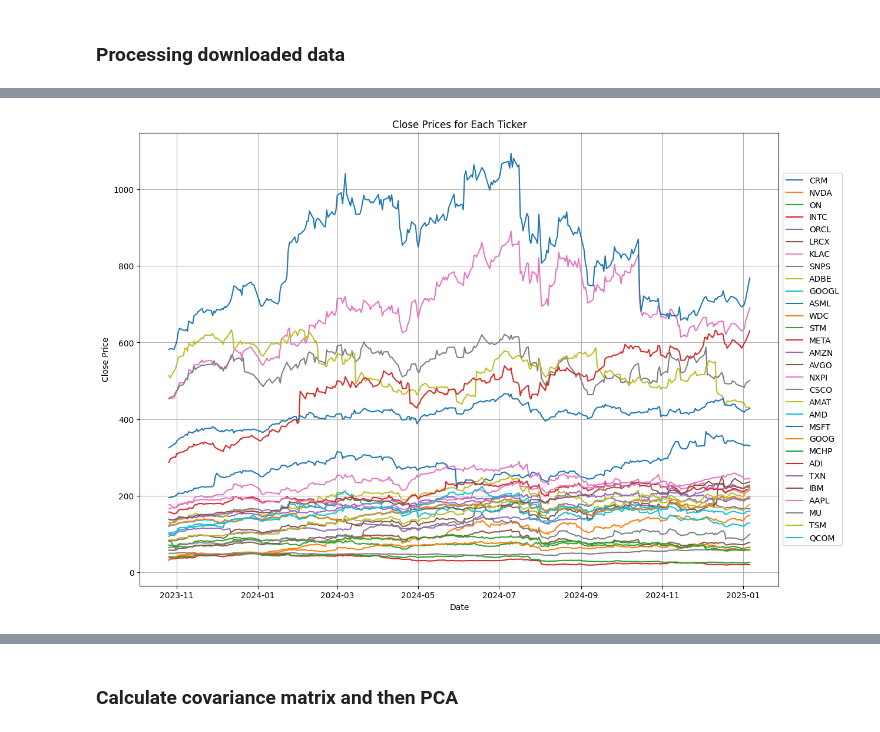
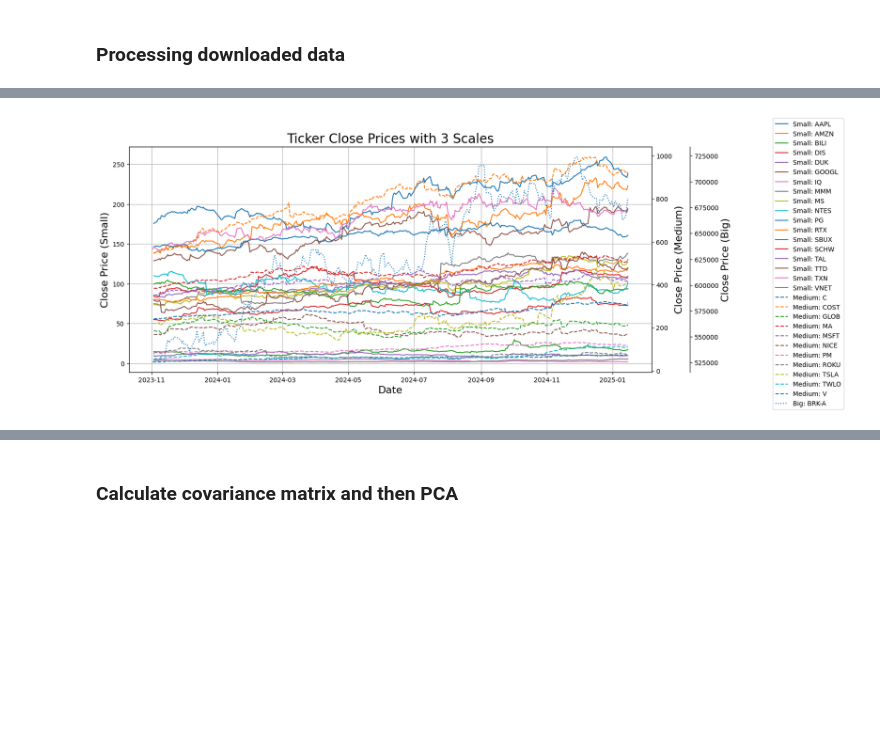
Before and after one commit to albertoHdzE/GWP_1, a Jupyter notebook: 04_Empirical_analysis_ETF.ipynb, the cells around one changed output, grey strips where cells are left out. Drawn from its saved outputs; the diff is of its cells as text; code cells hidden in the pictures; blank space fills up the shorter version.

```diff
--- a/04_Empirical_analysis_ETF.ipynb
+++ b/04_Empirical_analysis_ETF.ipynb
@@ -143,20 +163,62 @@ print(list(combined_df['Ticker'].unique()))
-# %%
-import matplotlib.pyplot as plt
-
-# Plot the real data (Close prices) for each ticker
-plt.figure(figsize=(14, 10))
-for ticker in combined_df['Ticker'].unique():
-    ticker_data = combined_df[combined_df['Ticker'] == ticker].tail(300)
-    plt.plot(ticker_data['Date'], ticker_data['Close'], label=ticker)
-
-plt.xlabel('Date')
-plt.ylabel('Close Price')
-plt.title('Close Prices for Each Ticker')
-plt.legend(loc='center left', bbox_to_anchor=(1, 0.5))
-plt.grid(True)
-plt.show()
-# %% [output]
-[figure, removed]
+# %%
+import matplotlib.pyplot as plt
+
+# Calculate the average Close price for each ticker
+average_close_prices = combined_df.groupby('Ticker')['Close'].mean()
+
+# Define price ranges for small, medium, and big groups
+small_threshold = 50
+medium_threshold = 450
+big_threshold = 700000
+
+# Classify tickers into small, medium, and big groups
+small_tickers = average_close_prices[average_close_prices <= small_threshold].index
+medium_tickers = average_close_prices[(average_close_prices > small_threshold) & (average_close_prices <= medium_threshold)].index
+big_tickers = average_close_prices[(average_close_prices > medium_threshold) & (average_close_prices <= big_threshold)].index
+
+# Create a single plot with 3 scales
+fig, ax = plt.subplots(figsize=(14, 6))
+
+# Plot small tickers on the first scale
+ax_small = ax
+for ticker in small_tickers:
+    ticker_data = combined_df[combined_df['Ticker'] == ticker].tail(300)
+    ax_small.plot(ticker_data['Date'], ticker_data['Close'], label=f'Small: {ticker}')
+
+# Plot medium tickers on the second scale
+ax_medium = ax.twinx()
+for ticker in medium_tickers:
+    ticker_data = combined_df[combined_df['Ticker'] == ticker].tail(300)
+    ax_medium.plot(ticker_data['Date'], ticker_data['Close'], label=f'Medium: {ticker}', linestyle='--')
+
+# Plot big tickers on the third scale
+ax_big = ax.twinx()
+ax_big.spines['right'].set_position(('outward', 60))  # Offset the third y-axis
+for ticker in big_tickers:
+    ticker_data = combined_df[combined_df['Ticker'] == ticker].tail(300)
+    ax_big.plot(ticker_data['Date'], ticker_data['Close'], label=f'Big: {ticker}', linestyle=':')
+
+# Set plot title and labels with increased font size
+ax.set_title('Ticker Close Prices with 3 Scales', fontsize=20)
+ax.set_xlabel('Date', fontsize=16)
+ax.set_ylabel('Close Price (Small)', fontsize=16)
+ax_medium.set_ylabel('Close Price (Medium)', fontsize=16)
+ax_big.set_ylabel('Close Price (Big)', fontsize=16)
+ax.grid(True)
+
+# Combine legends from all axes
+lines, labels = ax.get_legend_handles_labels()
+lines2, labels2 = ax_medium.get_legend_handles_labels()
+lines3, labels3 = ax_big.get_legend_handles_labels()
+
+# Add the legend to the plot, located outside the plotting area on the left
+fig.legend(lines + lines2 + lines3, labels + labels2 + labels3, loc='center left', fontsize=10, ncol=1, bbox_to_anchor=(1.05, 0.5))
+
+# Show the plot
+plt.tight_layout()
+plt.show()
+# %% [output]
+[figure, added]
 # %%
 import matplotlib.pyplot as plt
 import matplotlib.cm as cm
```
Also changed, not shown: parts of 11 cells of this notebook, 6 other files.
